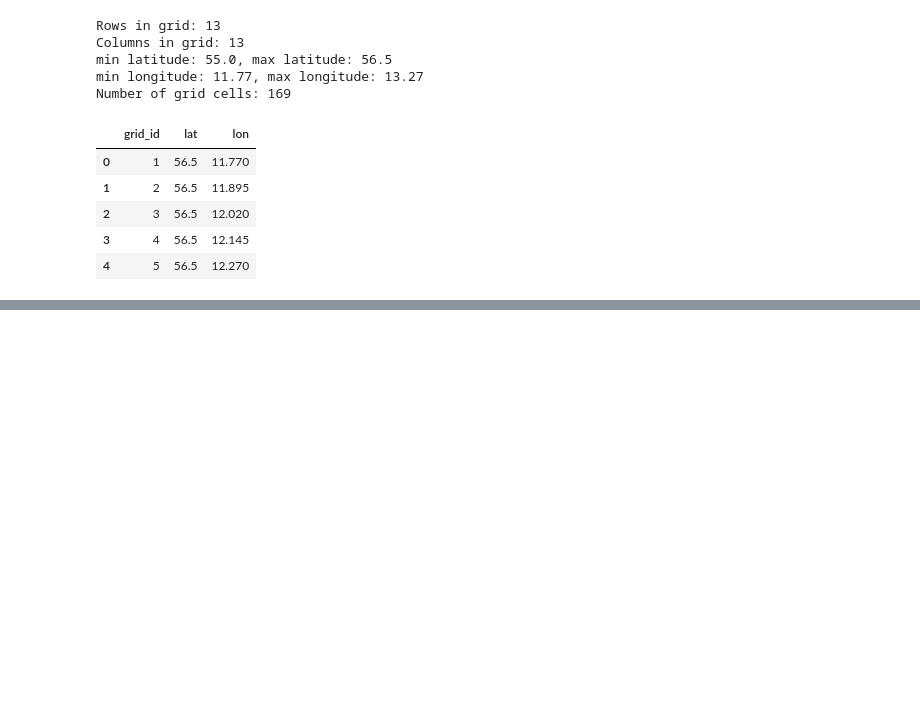
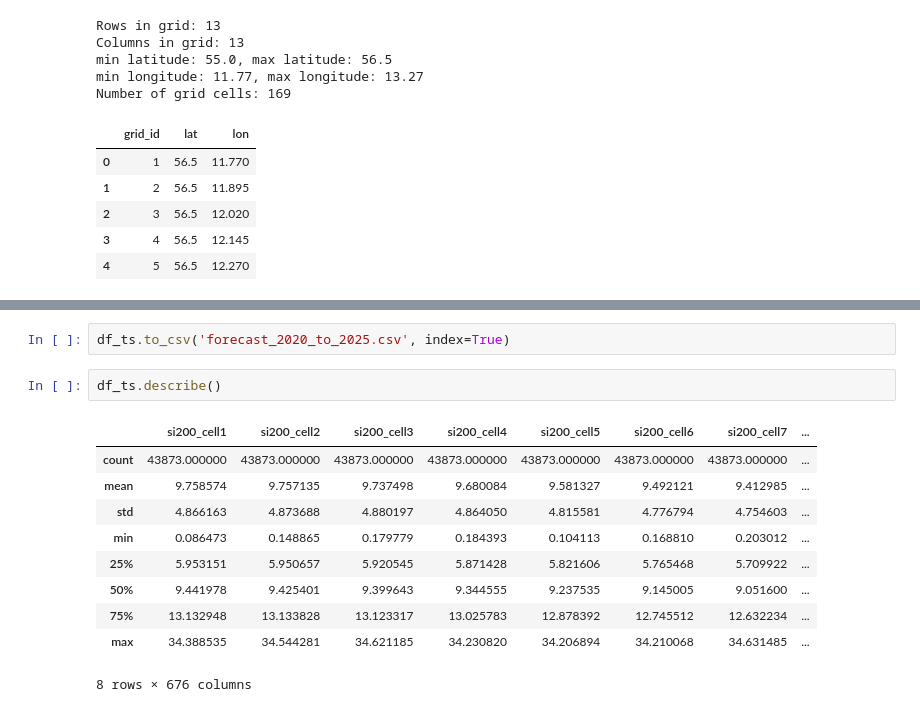
Before and after one commit to LucasDJensen/Solar-Irradiance-Nowcasting, a Jupyter notebook: ecmwf/data.ipynb, the cells around one changed output, grey strips where cells are left out. Drawn from its saved outputs; the diff is of its cells as text; blank space fills up the shorter version.

```diff
--- a/ecmwf/data.ipynb
+++ b/ecmwf/data.ipynb
@@ -203,0 +207,15 @@ memory usage: 63.6 KB
+# %%
+df_ts.to_csv('forecast_2020_to_2025.csv', index=True)
+# %%
+df_ts.describe()
+# %% [output]
+|  | si200_cell1 | si200_cell2 | si200_cell3 | si200_cell4 | si200_cell5 | si200_cell6 | si200_cell7 | ... |
+| count | 43873.000000 | 43873.000000 | 43873.000000 | 43873.000000 | 43873.000000 | 43873.000000 | 43873.000000 | ... |
+| mean | 9.758574 | 9.757135 | 9.737498 | 9.680084 | 9.581327 | 9.492121 | 9.412985 | ... |
+| std | 4.866163 | 4.873688 | 4.880197 | 4.864050 | 4.815581 | 4.776794 | 4.754603 | ... |
+| min | 0.086473 | 0.148865 | 0.179779 | 0.184393 | 0.104113 | 0.168810 | 0.203012 | ... |
+| 25% | 5.953151 | 5.950657 | 5.920545 | 5.871428 | 5.821606 | 5.765468 | 5.709922 | ... |
+| 50% | 9.441978 | 9.425401 | 9.399643 | 9.344555 | 9.237535 | 9.145005 | 9.051600 | ... |
+| 75% | 13.132948 | 13.133828 | 13.123317 | 13.025783 | 12.878392 | 12.745512 | 12.632234 | ... |
+| max | 34.388535 | 34.544281 | 34.621185 | 34.230820 | 34.206894 | 34.210068 | 34.631485 | ... |
+8 rows × 676 columns
```
Also changed, not shown: parts of 6 cells of this notebook, 6 other files.
